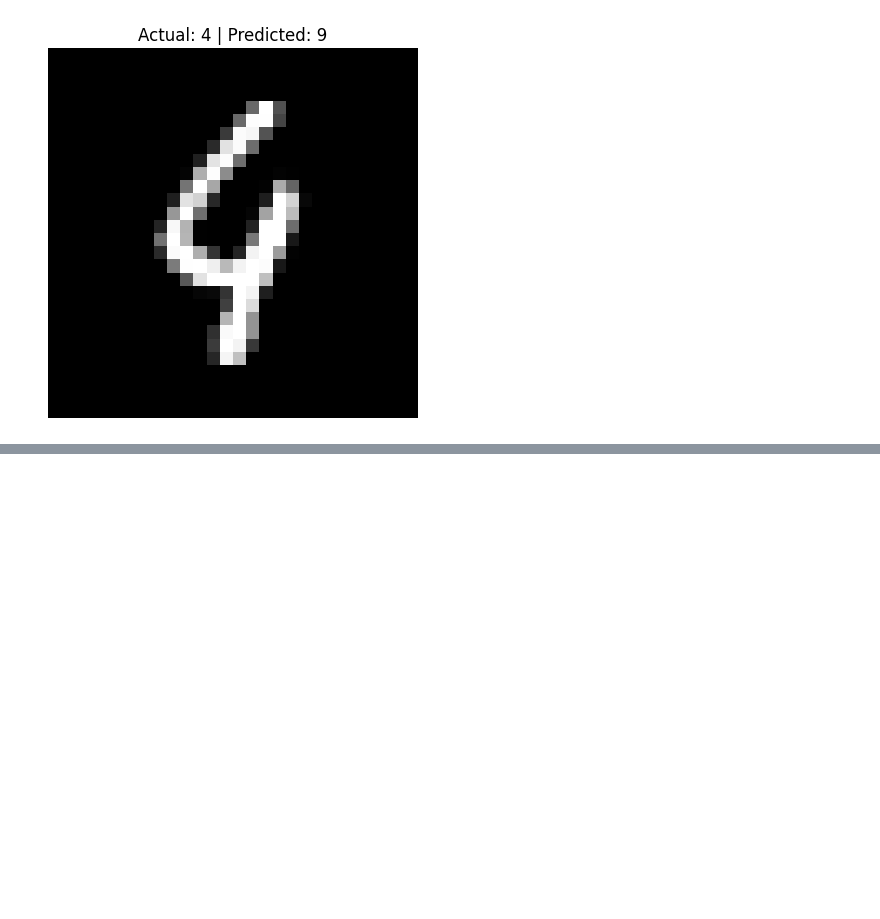
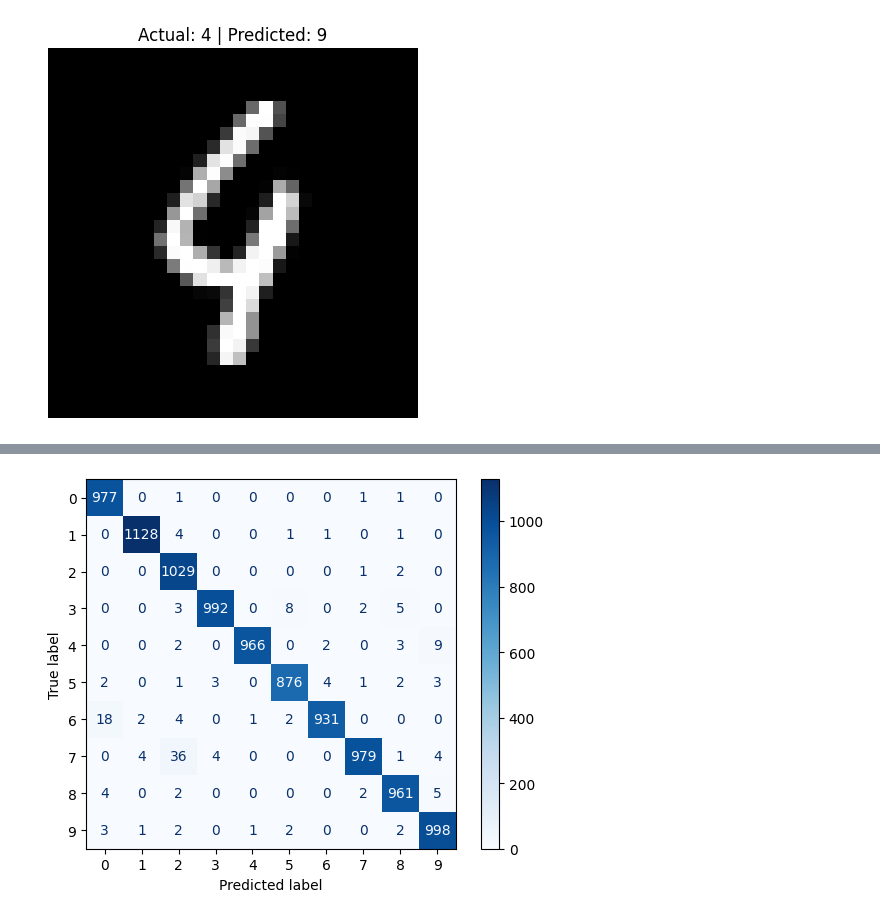
Before and after one commit to shibamacademics-ctrl/My_DeepLearning, a Jupyter notebook: HandWritten_Digits.ipynb, the cells around one changed output, grey strips where cells are left out. Drawn from its saved outputs; the diff is of its cells as text; code cells hidden in the pictures; blank space fills up the shorter version.

```diff
--- a/HandWritten_Digits.ipynb
+++ b/HandWritten_Digits.ipynb
@@ -159,0 +176,3 @@ for i in range(5):
+# %%
+x_train = x_train.reshape(-1,28,28,1)
+x_test = x_test.reshape(-1,28,28,1)
@@ -159,0 +254,7 @@ for i in range(5):
+# %%
+model.compile(
+    optimizer = 'adam',
+    loss = 'sparse_categorical_crossentropy',
+    metrics = ['accuracy']
+)
+history = model.fit(x_train,y_train,epochs = 10,batch_size = 32,validation_split = 0.2,callbacks = EarlyStopping())
@@ -159,0 +276,2 @@ for i in range(5):
+# %%
+predictions1 = model.predict(x_test)
@@ -159,0 +280,2 @@ for i in range(5):
+# %%
+predicted_digits1 = np.argmax(predictions1,axis = 1)
@@ -159,0 +295,7 @@ for i in range(5):
+# %%
+cm = confusion_matrix(y_test,predicted_digits1)
+disp = ConfusionMatrixDisplay(confusion_matrix=cm)
+disp.plot(cmap="Blues")
+plt.show()
+# %% [output]
+[figure, added]
```
Also changed, not shown: parts of 23 cells of this notebook.
